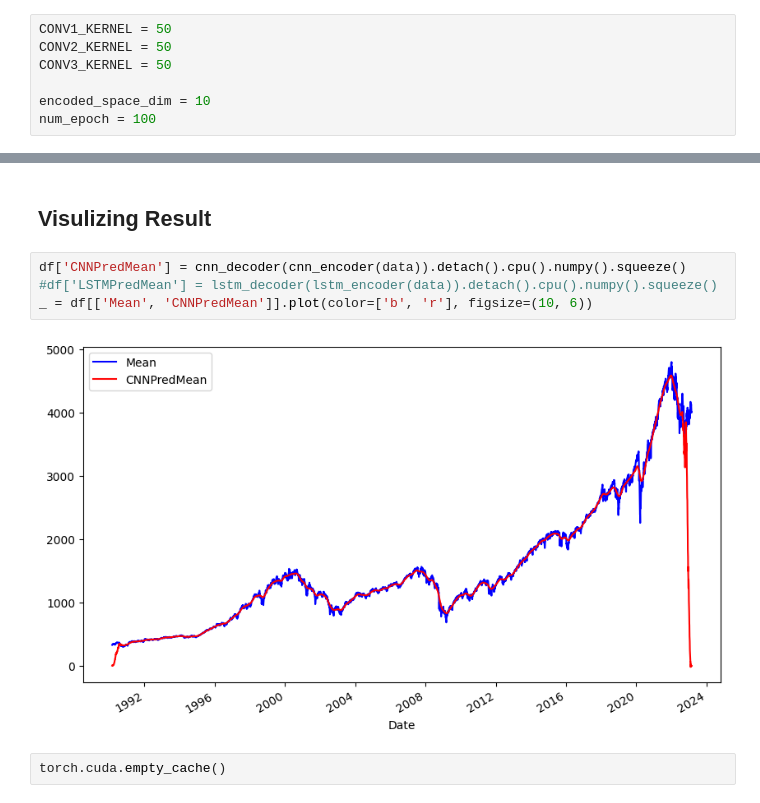
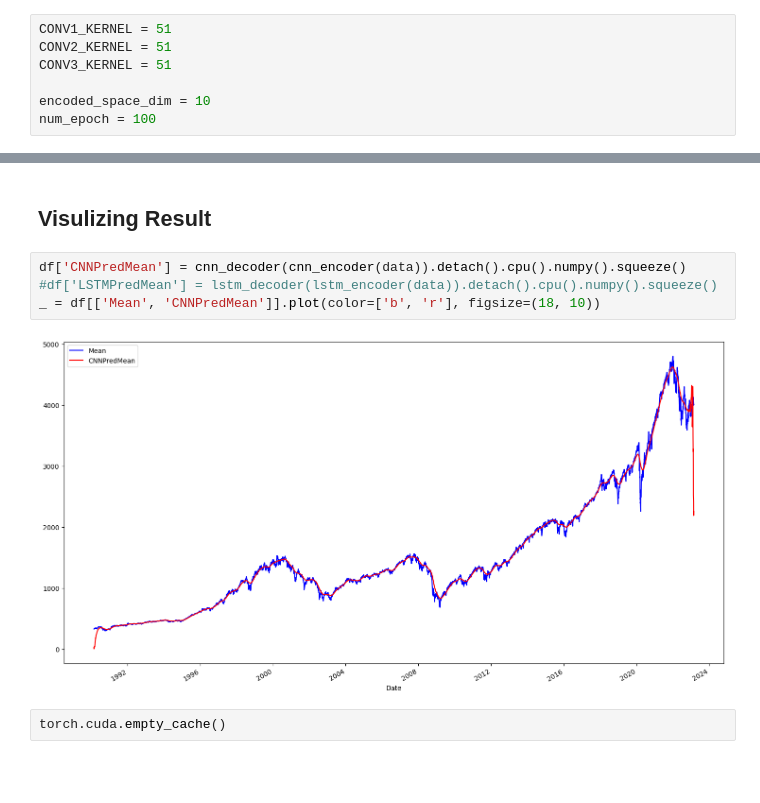
Before and after one commit to SOL1archive/Fin-Data-Denoising, a Jupyter notebook: autoencoder-train.ipynb, the cells around one changed output, grey strips where cells are left out. Drawn from its saved outputs; the diff is of its cells as text; blank space fills up the shorter version.

```diff
--- a/autoencoder-train.ipynb
+++ b/autoencoder-train.ipynb
@@ -84,9 +84,9 @@ torch.manual_seed(0)
 # %% [markdown]
 ## CNN Stacked AutoEncoder
 # %%
-CONV1_KERNEL = 50
-CONV2_KERNEL = 50
-CONV3_KERNEL = 50
+CONV1_KERNEL = 51
+CONV2_KERNEL = 51
+CONV3_KERNEL = 51
 
 encoded_space_dim = 10
 num_epoch = 100
@@ -127,9 +151,9 @@ _ = train_loss.plot.line()
 # %%
 df['CNNPredMean'] = cnn_decoder(cnn_encoder(data)).detach().cpu().numpy().squeeze()
 #df['LSTMPredMean'] = lstm_decoder(lstm_encoder(data)).detach().cpu().numpy().squeeze()
-_ = df[['Mean', 'CNNPredMean']].plot(color=['b', 'r'], figsize=(10, 6))
+_ = df[['Mean', 'CNNPredMean']].plot(color=['b', 'r'], figsize=(18, 10))
 # %% [output]
-[figure, old version]
+[figure, new version]
 # %%
 torch.cuda.empty_cache()
 # %%
```
Also changed, not shown: parts of 2 cells of this notebook, 2 other files.
